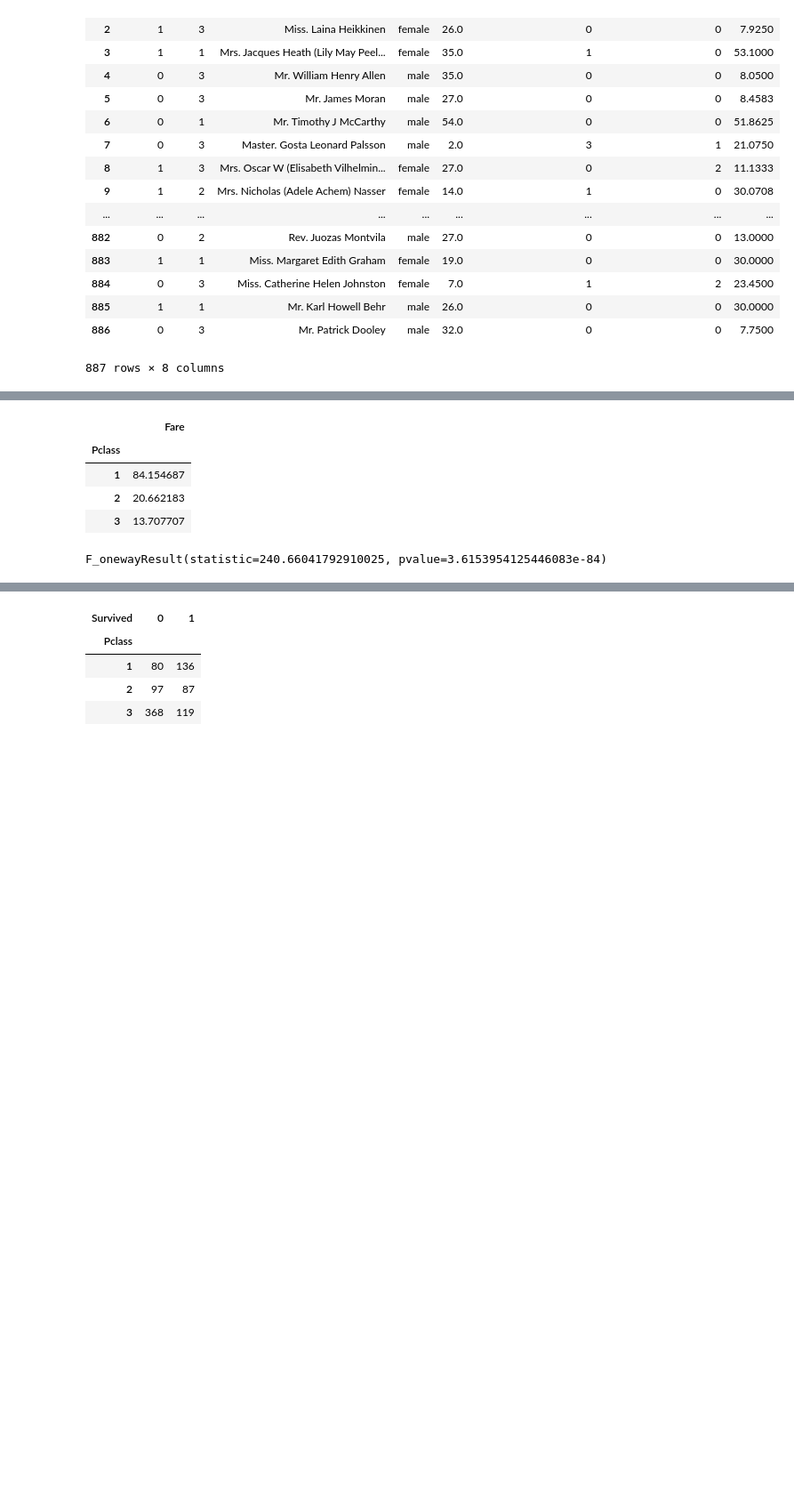
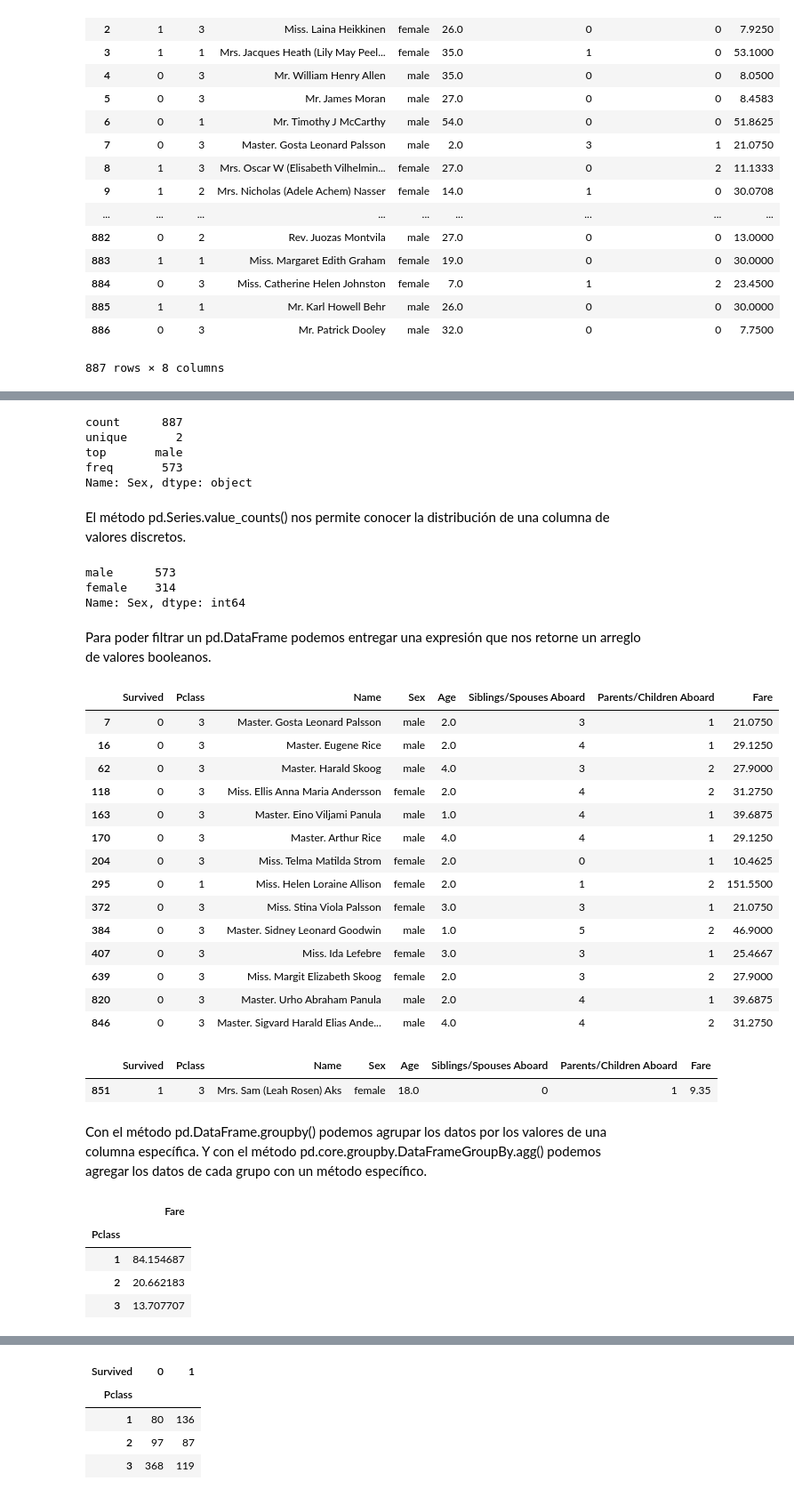
Before and after one commit to fvillena/mlfa, a Jupyter notebook: 1-introduction.ipynb, the cells around one changed output, grey strips where cells are left out. Shown: that part at 89% size. Saved outputs shown, nothing was run; the diff lists cells and outputs as text; code cells hidden in the pictures; blank space fills up the shorter version.

```diff
--- a/1-introduction.ipynb
+++ b/1-introduction.ipynb
@@ -105 +294,44 @@ titanic
+# %%
+titanic.Sex.describe()
+# %% [output]
+count      887
+unique       2
+top       male
+freq       573
+Name: Sex, dtype: object
+# %% [markdown]
+El método pd.Series.value_counts() nos permite conocer la distribución de una columna de valores discretos.
+# %%
+titanic.Sex.value_counts()
+# %% [output]
+male      573
+female    314
+Name: Sex, dtype: int64
+# %% [markdown]
+Para poder filtrar un pd.DataFrame podemos entregar una expresión que nos retorne un arreglo de valores booleanos.
+# %%
+titanic[(titanic.Age < 5) & (titanic.Survived == 0)] # Filtramos sólo las personas menores a 5 años que no sobrevivieron
+# %% [output]
+|  | Survived | Pclass | Name | Sex | Age | Siblings/Spouses Aboard | Parents/Children Aboard | Fare |
+| 7 | 0 | 3 | Master. Gosta Leonard Palsson | male | 2.0 | 3 | 1 | 21.0750 |
+| 16 | 0 | 3 | Master. Eugene Rice | male | 2.0 | 4 | 1 | 29.1250 |
+| 62 | 0 | 3 | Master. Harald Skoog | male | 4.0 | 3 | 2 | 27.9000 |
+| 118 | 0 | 3 | Miss. Ellis Anna Maria Andersson | female | 2.0 | 4 | 2 | 31.2750 |
+| 163 | 0 | 3 | Master. Eino Viljami Panula | male | 1.0 | 4 | 1 | 39.6875 |
+| 170 | 0 | 3 | Master. Arthur Rice | male | 4.0 | 4 | 1 | 29.1250 |
+| 204 | 0 | 3 | Miss. Telma Matilda Strom | female | 2.0 | 0 | 1 | 10.4625 |
+| 295 | 0 | 1 | Miss. Helen Loraine Allison | female | 2.0 | 1 | 2 | 151.5500 |
+| 372 | 0 | 3 | Miss. Stina Viola Palsson | female | 3.0 | 3 | 1 | 21.0750 |
+| 384 | 0 | 3 | Master. Sidney Leonard Goodwin | male | 1.0 | 5 | 2 | 46.9000 |
+| 407 | 0 | 3 | Miss. Ida Lefebre | female | 3.0 | 3 | 1 | 25.4667 |
+| 639 | 0 | 3 | Miss. Margit Elizabeth Skoog | female | 2.0 | 3 | 2 | 27.9000 |
+| 820 | 0 | 3 | Master. Urho Abraham Panula | male | 2.0 | 4 | 1 | 39.6875 |
+| 846 | 0 | 3 | Master. Sigvard Harald Elias Ande... | male | 4.0 | 4 | 2 | 31.2750 |
+# %%
+titanic[titanic.Name.str.contains("Rose")] # Con el método pd.Series.str.contains() podemos filtrar una columna de texto
+# %% [output]
+|  | Survived | Pclass | Name | Sex | Age | Siblings/Spouses Aboard | Parents/Children Aboard | Fare |
+| 851 | 1 | 3 | Mrs. Sam (Leah Rosen) Aks | female | 18.0 | 0 | 1 | 9.35 |
+# %% [markdown]
+Con el método pd.DataFrame.groupby() podemos agrupar los datos por los valores de una columna específica. Y con el método pd.core.groupby.DataFrameGroupBy.agg() podemos agregar los datos de cada grupo con un método específico.
 # %%
@@ -116,4 +347,0 @@ values_per_class = {col_name:col for col_name, col in grouped_titanic["Fare"]}
-# %%
-scipy.stats.f_oneway(*values_per_class.values())
-# %% [output]
-F_onewayResult(statistic=240.66041792910025, pvalue=3.6153954125446083e-84)
```
Also changed, not shown: parts of 68 cells of this notebook.
